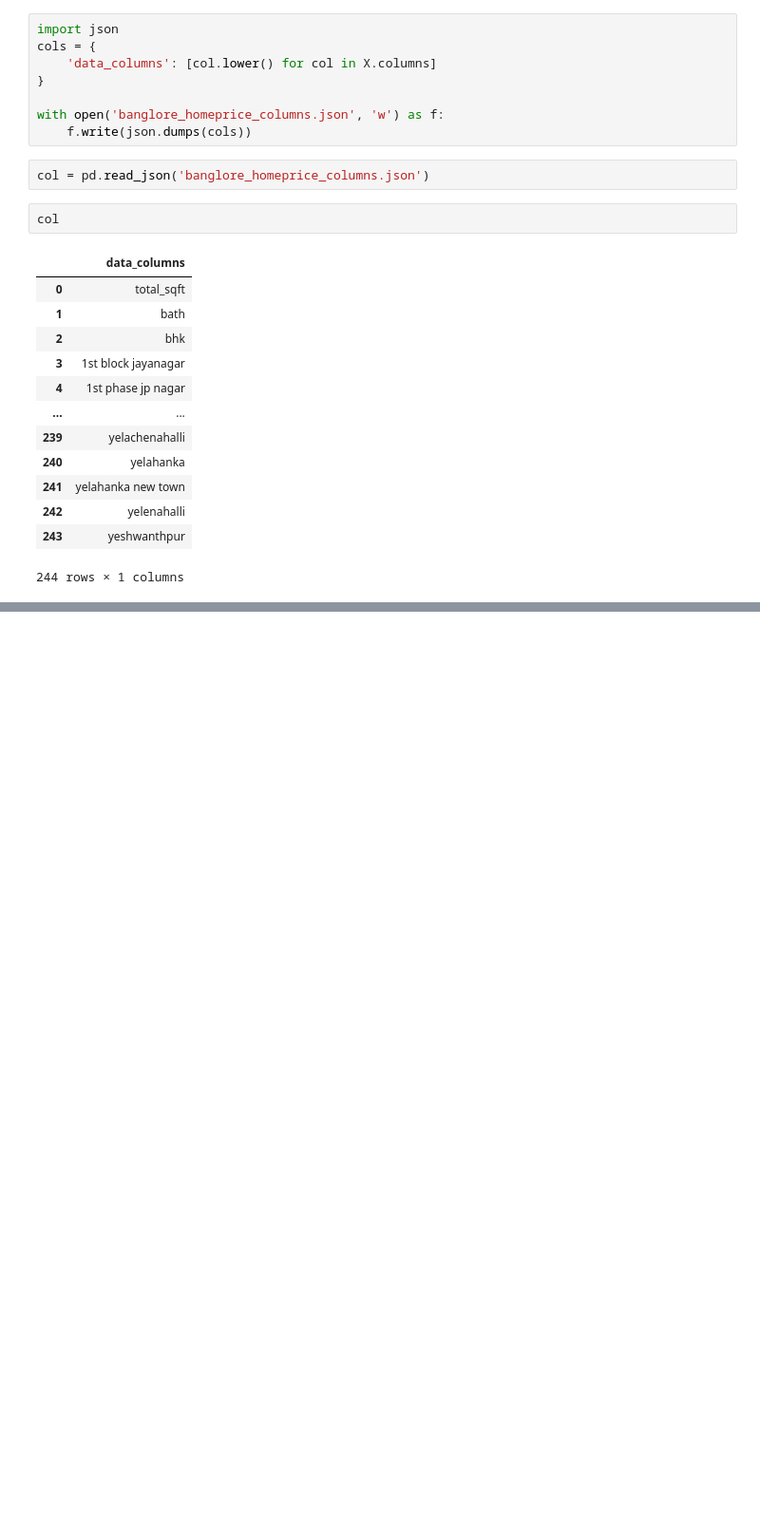
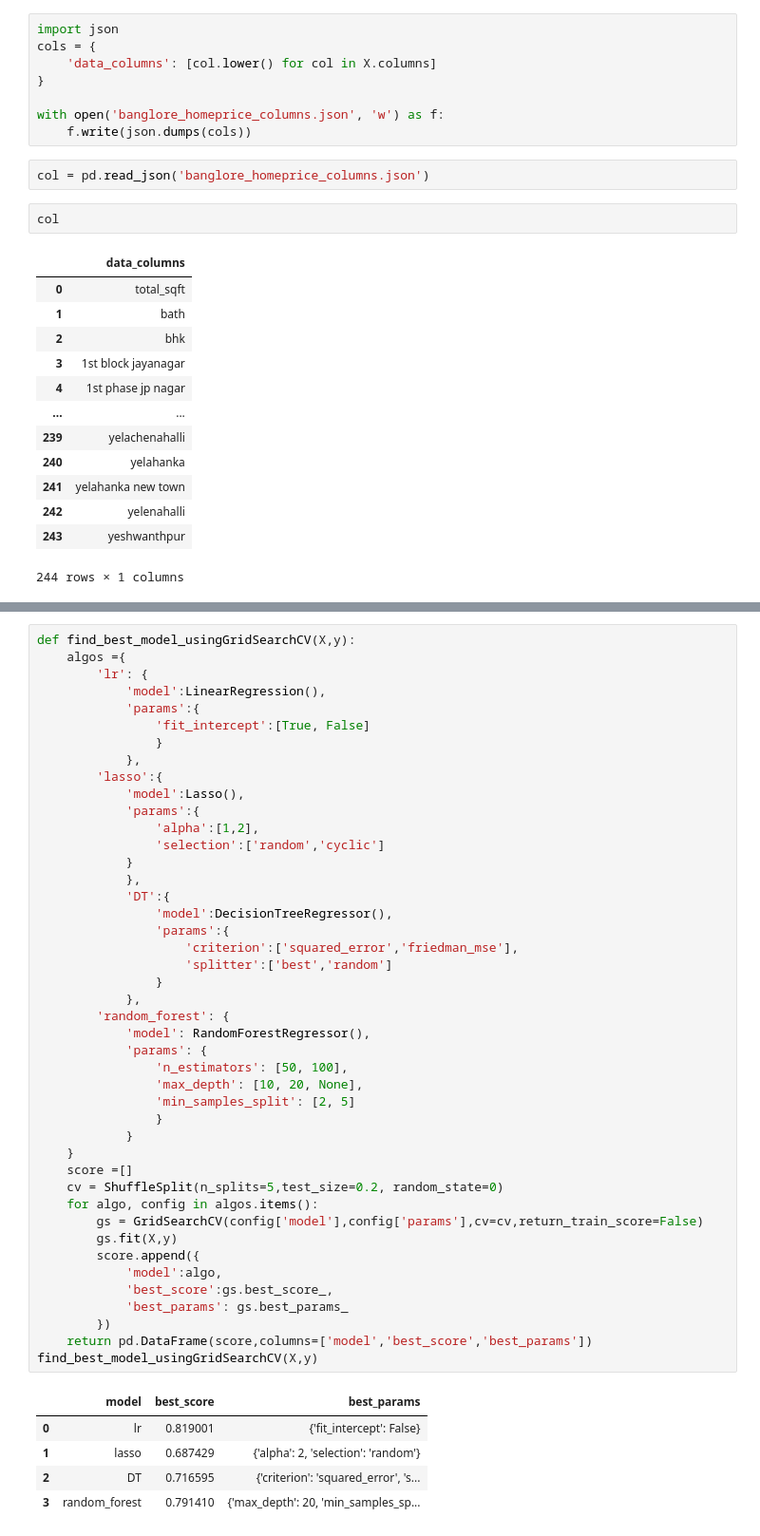
Before and after one commit to sanagahoi/Data_science_Project, a Jupyter notebook: CodeBasic_Project_HomePriceBangalore.ipynb, the cells around one changed output, grey strips where cells are left out. Shown at 95% size. Cells and saved outputs as stored; diff of their text form; blank space fills up the shorter version.

```diff
--- a/CodeBasic_Project_HomePriceBangalore.ipynb
+++ b/CodeBasic_Project_HomePriceBangalore.ipynb
@@ -548,0 +662,50 @@ col
+# %%
+def find_best_model_usingGridSearchCV(X,y):
+    algos ={
+        'lr': {
+            'model':LinearRegression(),
+            'params':{
+                'fit_intercept':[True, False]
+                }
+            },
+        'lasso':{
+            'model':Lasso(),
+            'params':{
+                'alpha':[1,2],
+                'selection':['random','cyclic']
+            }
+            },
+            'DT':{
+                'model':DecisionTreeRegressor(),
+                'params':{
+                    'criterion':['squared_error','friedman_mse'],
+                    'splitter':['best','random']
+                }
+            },
+        'random_forest': {
+            'model': RandomForestRegressor(),
+            'params': {
+                'n_estimators': [50, 100],
+                'max_depth': [10, 20, None],
+                'min_samples_split': [2, 5]
+                }
+            }
+    }
+    score =[]
+    cv = ShuffleSplit(n_splits=5,test_size=0.2, random_state=0)
+    for algo, config in algos.items():
+        gs = GridSearchCV(config['model'],config['params'],cv=cv,return_train_score=False)
+        gs.fit(X,y)
+        score.append({
+            'model':algo,
+            'best_score':gs.best_score_,
+            'best_params': gs.best_params_
+        })
+    return pd.DataFrame(score,columns=['model','best_score','best_params'])
+find_best_model_usingGridSearchCV(X,y)
+# %% [output]
+|  | model | best_score | best_params |
+| 0 | lr | 0.819001 | {'fit_intercept': False} |
+| 1 | lasso | 0.687429 | {'alpha': 2, 'selection': 'random'} |
+| 2 | DT | 0.716595 | {'criterion': 'squared_error', 's... |
+| 3 | random_forest | 0.791410 | {'max_depth': 20, 'min_samples_sp... |
```
Also changed, not shown: parts of 25 cells of this notebook.
